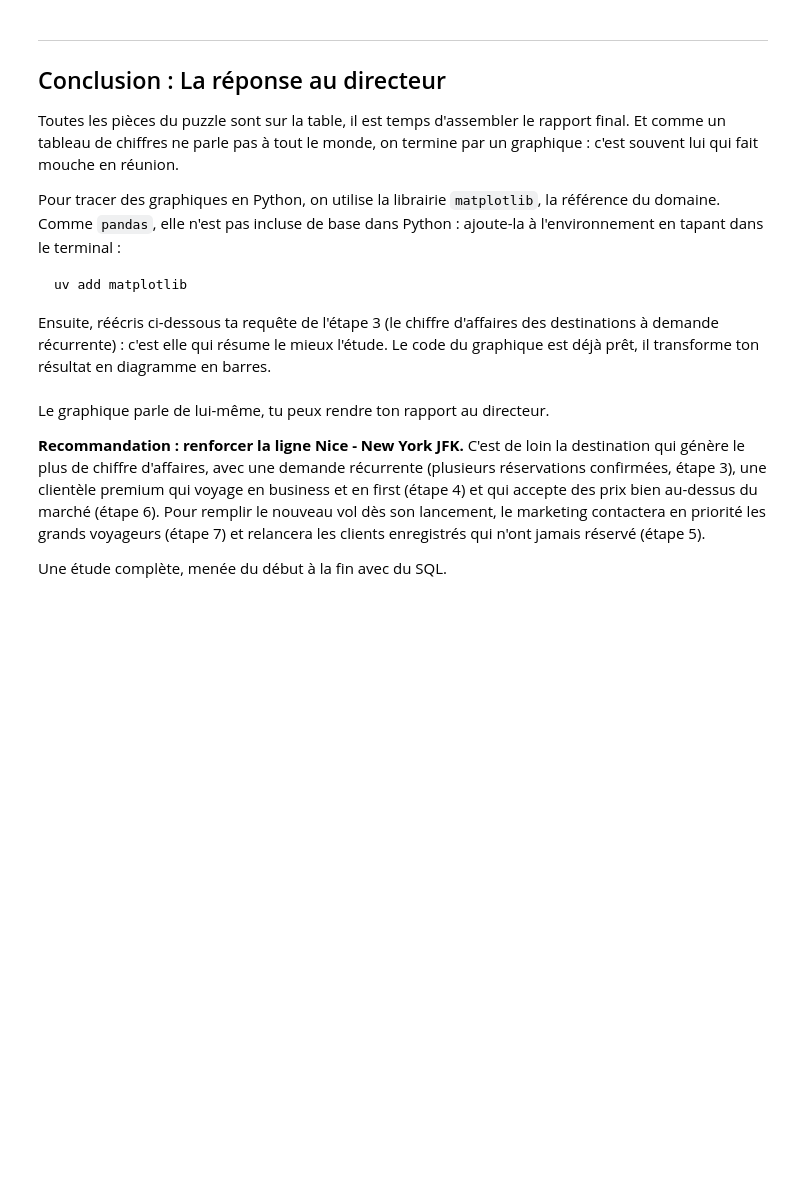
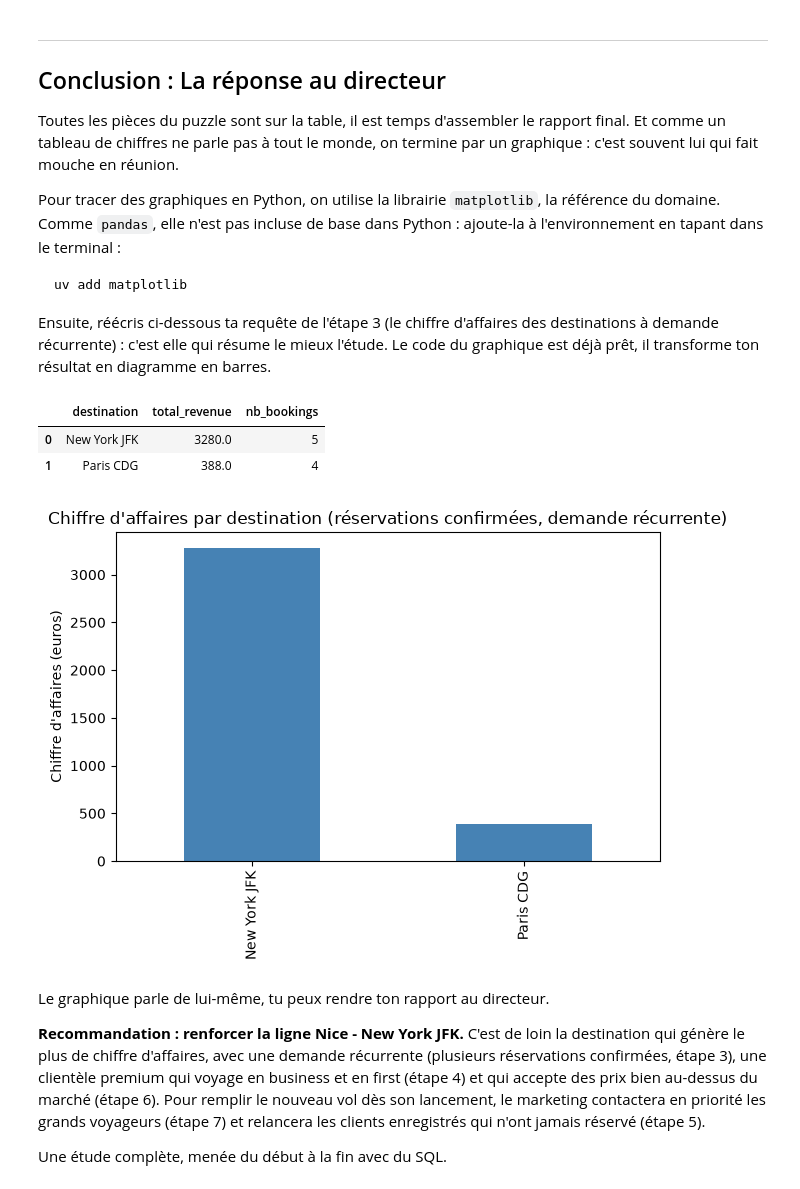
Before and after one commit to smazoyerdatascience/Cahier_Vacances_2026_Machine_Learnia, a Jupyter notebook: Projet_01/projet_01.ipynb, the cells around one changed output. Cells and saved outputs as stored; diff of their text form; code cells hidden in the pictures; blank space fills up the shorter version.

```diff
--- a/Projet_01/projet_01.ipynb
+++ b/Projet_01/projet_01.ipynb
@@ -717,24 +717,36 @@ Ensuite, réécris ci-dessous ta requête de l'étape 3 (le chiffre d'affaires d
 # %%
 import matplotlib.pyplot as plt
 
 result = query("""
 
 -- ### START CODE HERE ###
-
+    SELECT flights.destination AS destination, SUM(flights.price_eur) AS total_revenue, COUNT(bookings.id) AS nb_bookings
+               FROM flights
+               INNER JOIN bookings
+               ON flights.id = bookings.flight_id
+               WHERE bookings.status = "confirmed"
+               GROUP BY destination
+               HAVING COUNT(bookings.id) > 1
+               ORDER BY total_revenue DESC
 -- ### END CODE HERE ###
 
 """)
 display(result)
 
 assert result.iloc[0]['destination'] == 'New York JFK', \
     f"La destination en tête devrait être New York JFK, tu as {result.iloc[0]['destination']}"
 
 result.plot(kind='bar', x='destination', y='total_revenue', legend=False, color='steelblue')
 plt.title("Chiffre d'affaires par destination (réservations confirmées, demande récurrente)")
 plt.ylabel("Chiffre d'affaires (euros)")
 plt.xlabel("")
 plt.tight_layout()
 plt.show()
+# %% [output]
+|  | destination | total_revenue | nb_bookings |
+| 0 | New York JFK | 3280.0 | 5 |
+| 1 | Paris CDG | 388.0 | 4 |
+[figure, added]
 # %% [markdown]
 Le graphique parle de lui-même, tu peux rendre ton rapport au directeur.
 
```
